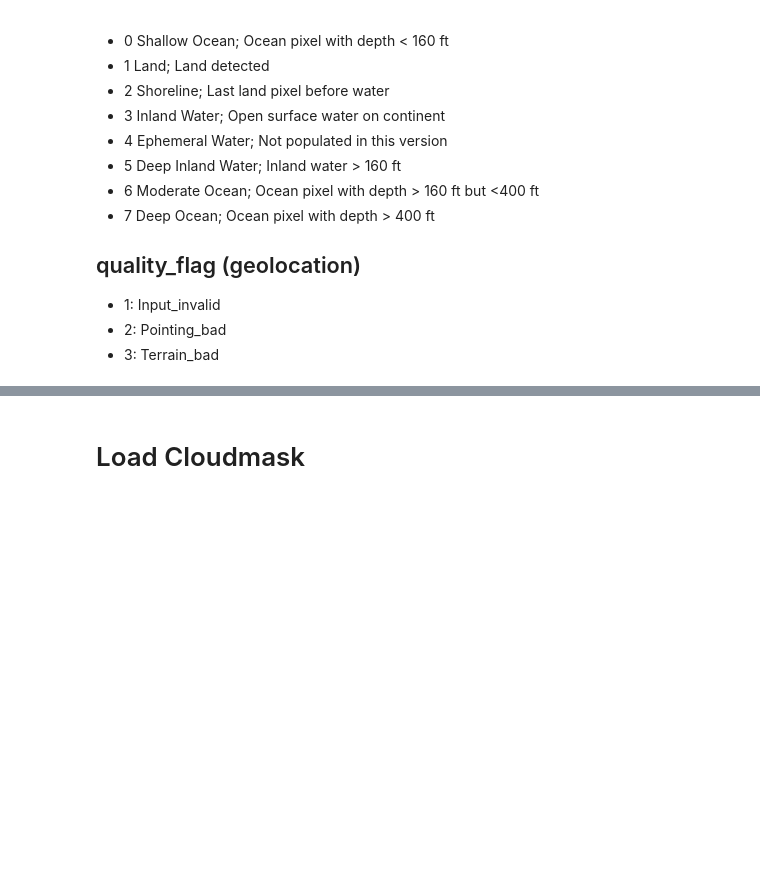
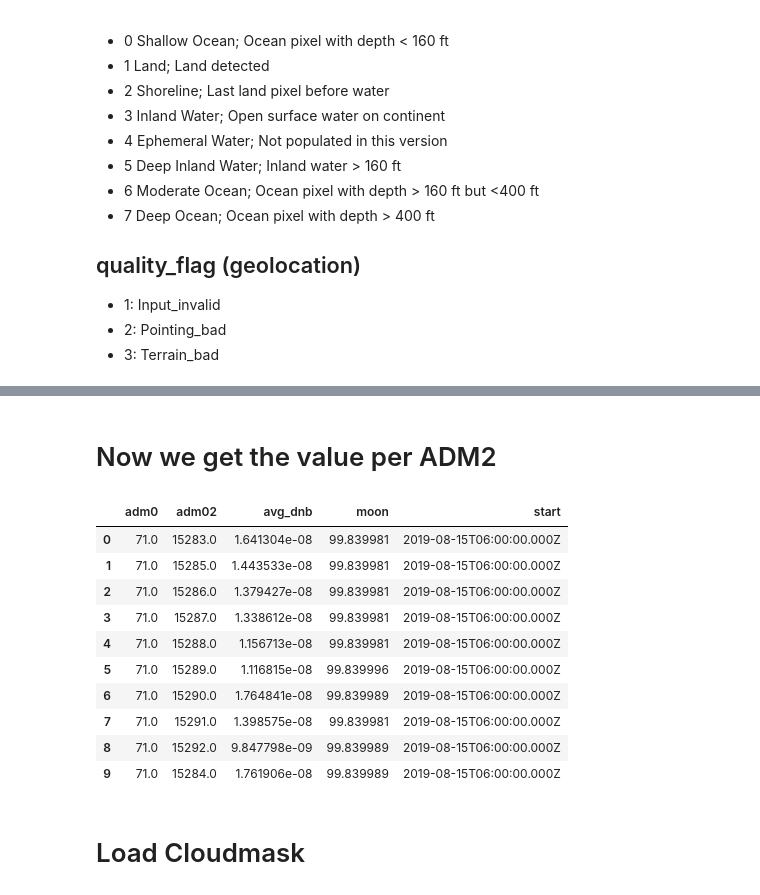
Before and after one commit to NiklasPhabian/nightlights_caribbean, a Jupyter notebook: flow.ipynb, the cells around one changed output, grey strips where cells are left out. Saved outputs shown, nothing was run; the diff lists cells and outputs as text; code cells hidden in the pictures; blank space fills up the shorter version.

```diff
--- a/flow.ipynb
+++ b/flow.ipynb
@@ -144,3 +145,31 @@ intersected.plot(ax=ax, color='r', alpha=1, marker='.', markersize=1)
+# %% [markdown]
+# Now we get the value per ADM2
+# %%
+adm2_country = adm2[adm2['ADM0_NAME']==country]
+
+df = pandas.DataFrame()
+for index, row in adm2_country.iterrows():
+    in_adm2 = intersected.stare_intersects(row.stare)
+    mean = intersected[in_adm2.values].mean()
+    df = df.append({'start': begining,
+                    'adm0': row.ADM0_CODE,
+                    'adm2': row.ADM2_CODE,
+                    'avg_dnb': mean['DNB_observations'],
+                    'moon': mean['moon_illumination_fraction']}, ignore_index=True)
+
+df
+# %% [output]
+|  | adm0 | adm02 | avg_dnb | moon | start |
+| 0 | 71.0 | 15283.0 | 1.641304e-08 | 99.839981 | 2019-08-15T06:00:00.000Z |
+| 1 | 71.0 | 15285.0 | 1.443533e-08 | 99.839981 | 2019-08-15T06:00:00.000Z |
+| 2 | 71.0 | 15286.0 | 1.379427e-08 | 99.839981 | 2019-08-15T06:00:00.000Z |
+| 3 | 71.0 | 15287.0 | 1.338612e-08 | 99.839981 | 2019-08-15T06:00:00.000Z |
+| 4 | 71.0 | 15288.0 | 1.156713e-08 | 99.839981 | 2019-08-15T06:00:00.000Z |
+| 5 | 71.0 | 15289.0 | 1.116815e-08 | 99.839996 | 2019-08-15T06:00:00.000Z |
+| 6 | 71.0 | 15290.0 | 1.764841e-08 | 99.839989 | 2019-08-15T06:00:00.000Z |
+| 7 | 71.0 | 15291.0 | 1.398575e-08 | 99.839981 | 2019-08-15T06:00:00.000Z |
+| 8 | 71.0 | 15292.0 | 9.847798e-09 | 99.839989 | 2019-08-15T06:00:00.000Z |
+| 9 | 71.0 | 15284.0 | 1.761906e-08 | 99.839989 | 2019-08-15T06:00:00.000Z |
 # %% [markdown]
 # Load Cloudmask
 # %% [markdown]
```
Also changed, not shown: parts of 26 cells of this notebook, 6 other files.
